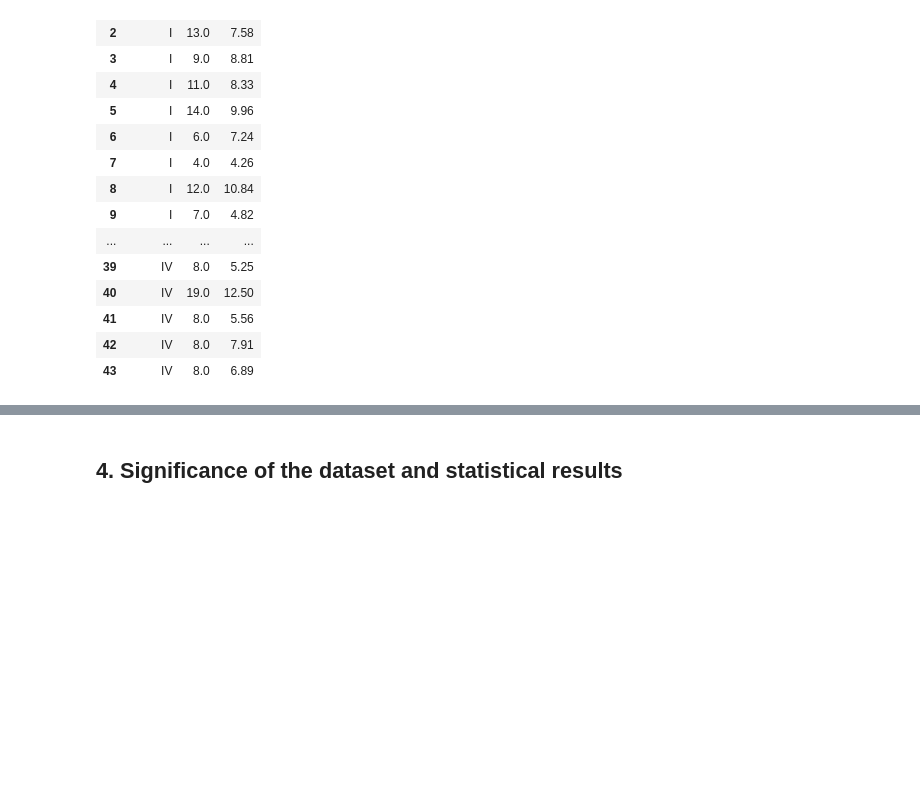
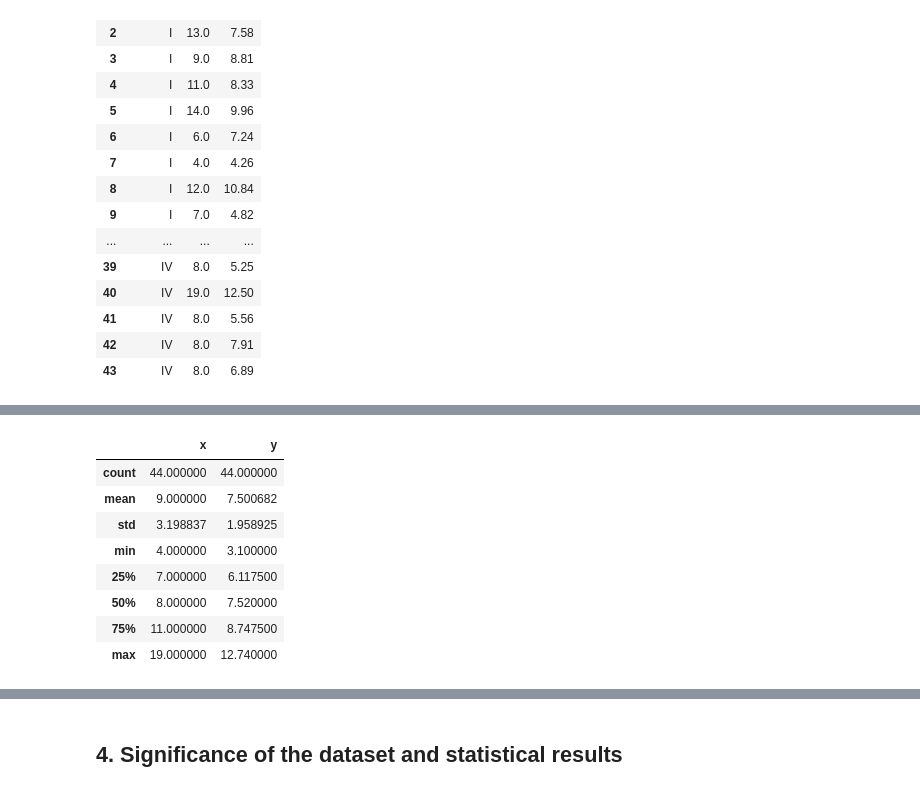
Before and after one commit to rhiggins2308/anscombe-investigation, a Jupyter notebook: Anscombe's Quartet Dataset Investigation.ipynb, the cells around one changed output, grey strips where cells are left out. Drawn from its saved outputs; the diff is of its cells as text; code cells hidden in the pictures; blank space fills up the shorter version.

```diff
--- a/Anscombe's Quartet Dataset Investigation.ipynb
+++ b/Anscombe's Quartet Dataset Investigation.ipynb
@@ -58,0 +76,12 @@ AttributeError: module 'seaborn' has no attribute 'relplot'
+# %%
+anscFrame.describe()
+# %% [output]
+|  | x | y |
+| count | 44.000000 | 44.000000 |
+| mean | 9.000000 | 7.500682 |
+| std | 3.198837 | 1.958925 |
+| min | 4.000000 | 3.100000 |
+| 25% | 7.000000 | 6.117500 |
+| 50% | 8.000000 | 7.520000 |
+| 75% | 11.000000 | 8.747500 |
+| max | 19.000000 | 12.740000 |
```
Also changed, not shown: parts of 9 cells of this notebook.
